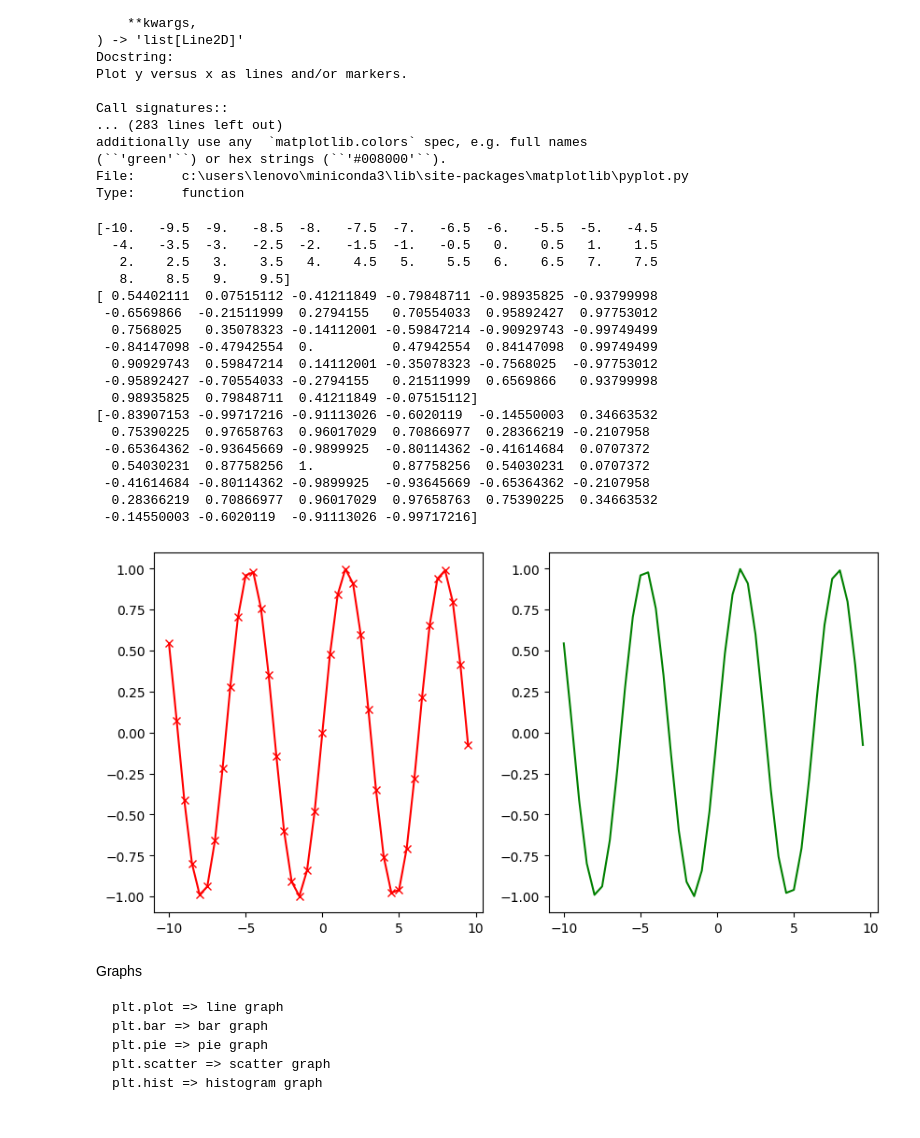
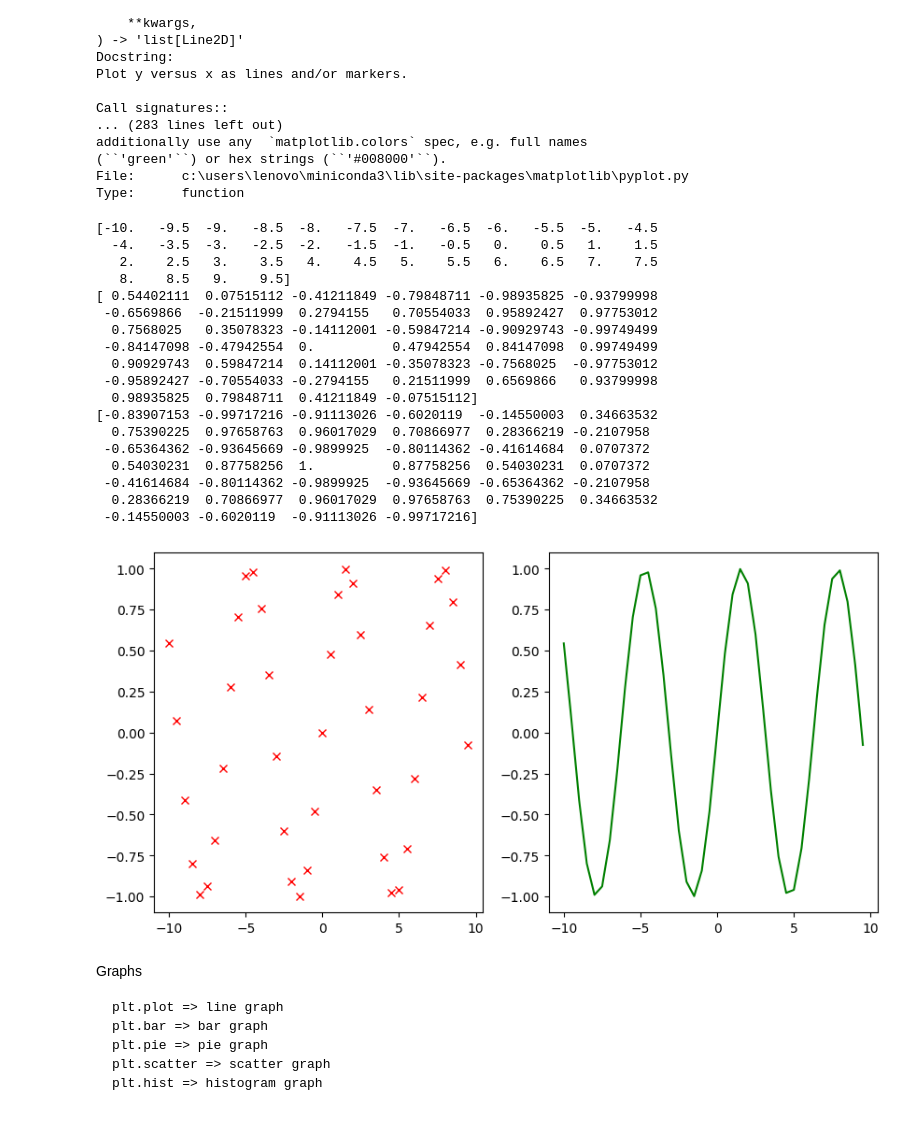
Before and after one commit to avichal077/python-data-science, a Jupyter notebook: numpy.ipynb, the cells around one changed output. Saved outputs shown, nothing was run; the diff lists cells and outputs as text; code cells hidden in the pictures.

````diff
--- a/numpy.ipynb
+++ b/numpy.ipynb
@@ -270,34 +270,34 @@ import numpy as np
 # %%
 fig, ax = plt.subplots(nrows=1, ncols=2,figsize=(10,5))
 x = np.arange(-10,10,.5)
 sine = np.sin(x)
 cosine = np.cos(x)
 print(x)
 print(sine)
 print(cosine)
-ax[0].plot(x,sine,label='sine',color='red',marker = 'x')
+ax[0].plot(x,sine,label='sine',color='red',linestyle='',marker = 'x')
 ax[1].plot(x,sine,label='sine',color='green')
 plt.savefig('sin_cosine.png',dpi=300)
 # %% [output]
 [-10.   -9.5  -9.   -8.5  -8.   -7.5  -7.   -6.5  -6.   -5.5  -5.   -4.5
   -4.   -3.5  -3.   -2.5  -2.   -1.5  -1.   -0.5   0.    0.5   1.    1.5
    2.    2.5   3.    3.5   4.    4.5   5.    5.5   6.    6.5   7.    7.5
    8.    8.5   9.    9.5]
 [ 0.54402111  0.07515112 -0.41211849 -0.79848711 -0.98935825 -0.93799998
  -0.6569866  -0.21511999  0.2794155   0.70554033  0.95892427  0.97753012
   0.7568025   0.35078323 -0.14112001 -0.59847214 -0.90929743 -0.99749499
  -0.84147098 -0.47942554  0.          0.47942554  0.84147098  0.99749499
   0.90929743  0.59847214  0.14112001 -0.35078323 -0.7568025  -0.97753012
  -0.95892427 -0.70554033 -0.2794155   0.21511999  0.6569866   0.93799998
   0.98935825  0.79848711  0.41211849 -0.07515112]
 [-0.83907153 -0.99717216 -0.91113026 -0.6020119  -0.14550003  0.34663532
   0.75390225  0.97658763  0.96017029  0.70866977  0.28366219 -0.2107958
  -0.65364362 -0.93645669 -0.9899925  -0.80114362 -0.41614684  0.0707372
   0.54030231  0.87758256  1.          0.87758256  0.54030231  0.0707372
  -0.41614684 -0.80114362 -0.9899925  -0.93645669 -0.65364362 -0.2107958
   0.28366219  0.70866977  0.96017029  0.97658763  0.75390225  0.34663532
  -0.14550003 -0.6020119  -0.91113026 -0.99717216]
-[figure, old version]
+[figure, new version]
 # %% [markdown]
 Graphs
 ```
````
Also changed, not shown: 5 other files.
